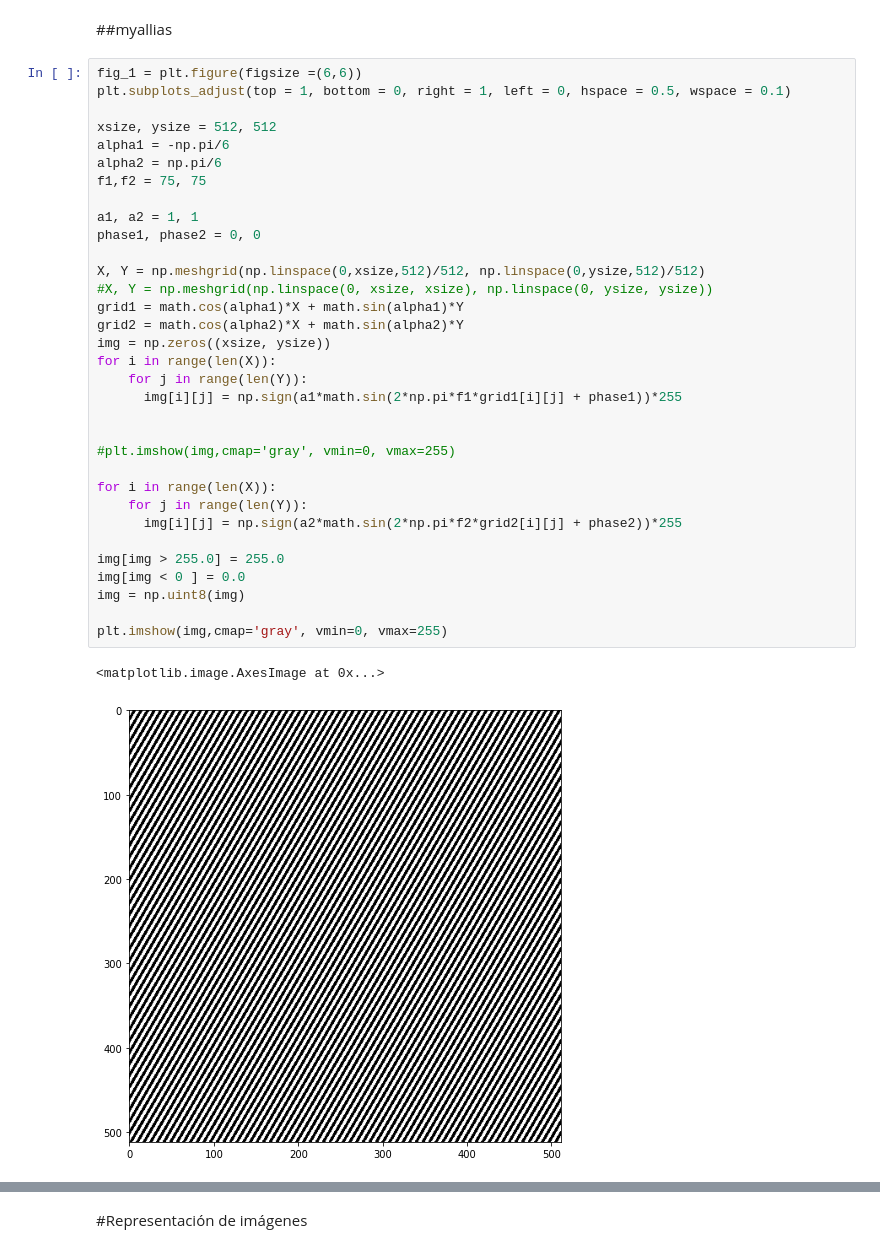
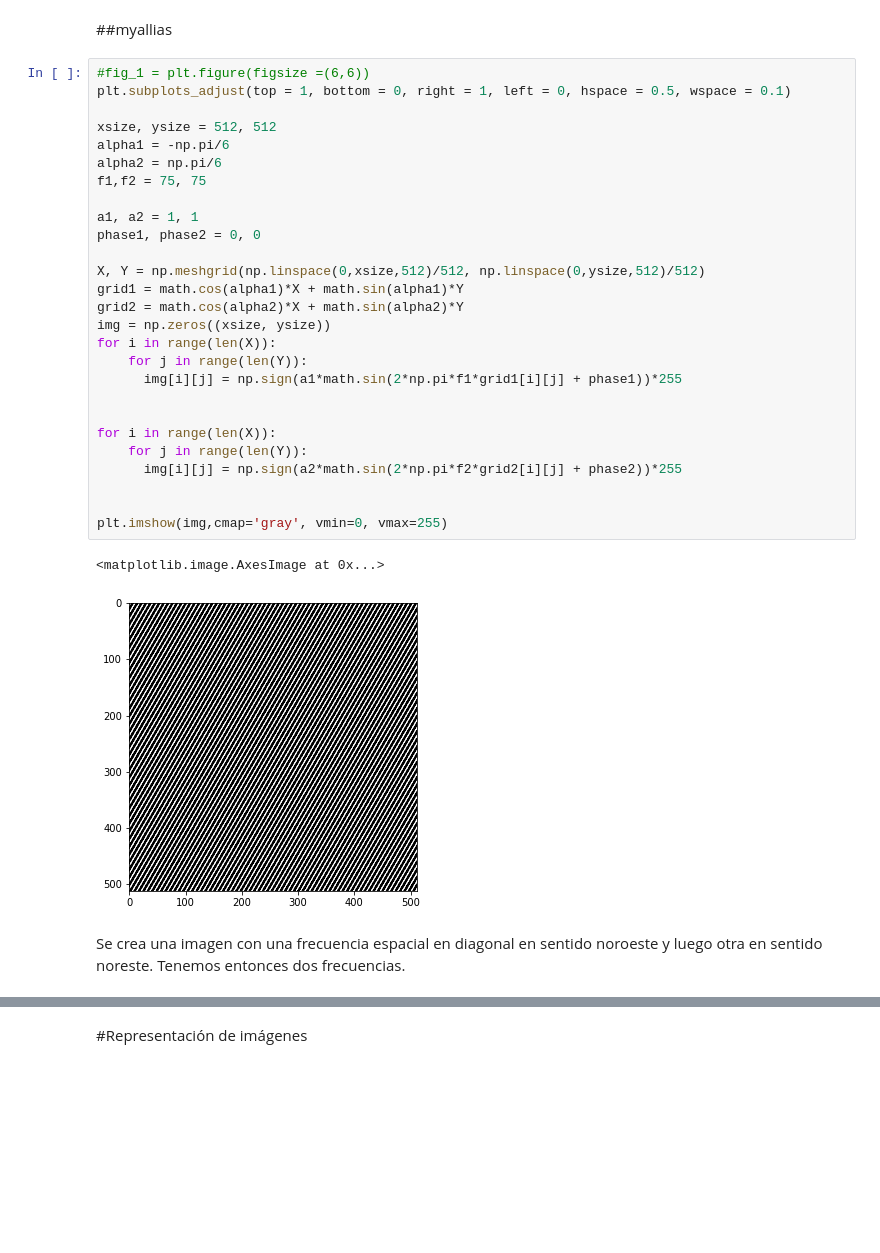
Before and after one commit to LuFernandez/imagaynes, a Jupyter notebook: analisis_scripts/rep_imagenes.ipynb, the cells around one changed output, grey strips where cells are left out. Drawn from its saved outputs; the diff is of its cells as text; blank space fills up the shorter version.

```diff
--- a/analisis_scripts/rep_imagenes.ipynb
+++ b/analisis_scripts/rep_imagenes.ipynb
@@ -200,39 +200,35 @@ plt.imshow(barbs_u, cmap='gray', vmin=0, vmax=255)
 # %% [markdown]
 ##myallias
 # %%
-fig_1 = plt.figure(figsize =(6,6))
+#fig_1 = plt.figure(figsize =(6,6))
 plt.subplots_adjust(top = 1, bottom = 0, right = 1, left = 0, hspace = 0.5, wspace = 0.1)
 
 xsize, ysize = 512, 512
 alpha1 = -np.pi/6
 alpha2 = np.pi/6
 f1,f2 = 75, 75
 
 a1, a2 = 1, 1
 phase1, phase2 = 0, 0
 
 X, Y = np.meshgrid(np.linspace(0,xsize,512)/512, np.linspace(0,ysize,512)/512)
-#X, Y = np.meshgrid(np.linspace(0, xsize, xsize), np.linspace(0, ysize, ysize))
 grid1 = math.cos(alpha1)*X + math.sin(alpha1)*Y
 grid2 = math.cos(alpha2)*X + math.sin(alpha2)*Y
 img = np.zeros((xsize, ysize))
 for i in range(len(X)):
     for j in range(len(Y)):
       img[i][j] = np.sign(a1*math.sin(2*np.pi*f1*grid1[i][j] + phase1))*255
 
 
-#plt.imshow(img,cmap='gray', vmin=0, vmax=255)
-
 for i in range(len(X)):
     for j in range(len(Y)):
       img[i][j] = np.sign(a2*math.sin(2*np.pi*f2*grid2[i][j] + phase2))*255
 
-img[img > 255.0] = 255.0
-img[img < 0 ] = 0.0
-img = np.uint8(img)
 
 plt.imshow(img,cmap='gray', vmin=0, vmax=255)
 # %% [output]
 <matplotlib.image.AxesImage at 0x...>
-[figure, old version]
+[figure, new version]
+# %% [markdown]
+Se crea una imagen con una frecuencia espacial en diagonal en sentido noroeste y luego otra en sentido noreste. Tenemos entonces dos frecuencias.
 # %%
```
Also changed, not shown: parts of 3 cells of this notebook.
